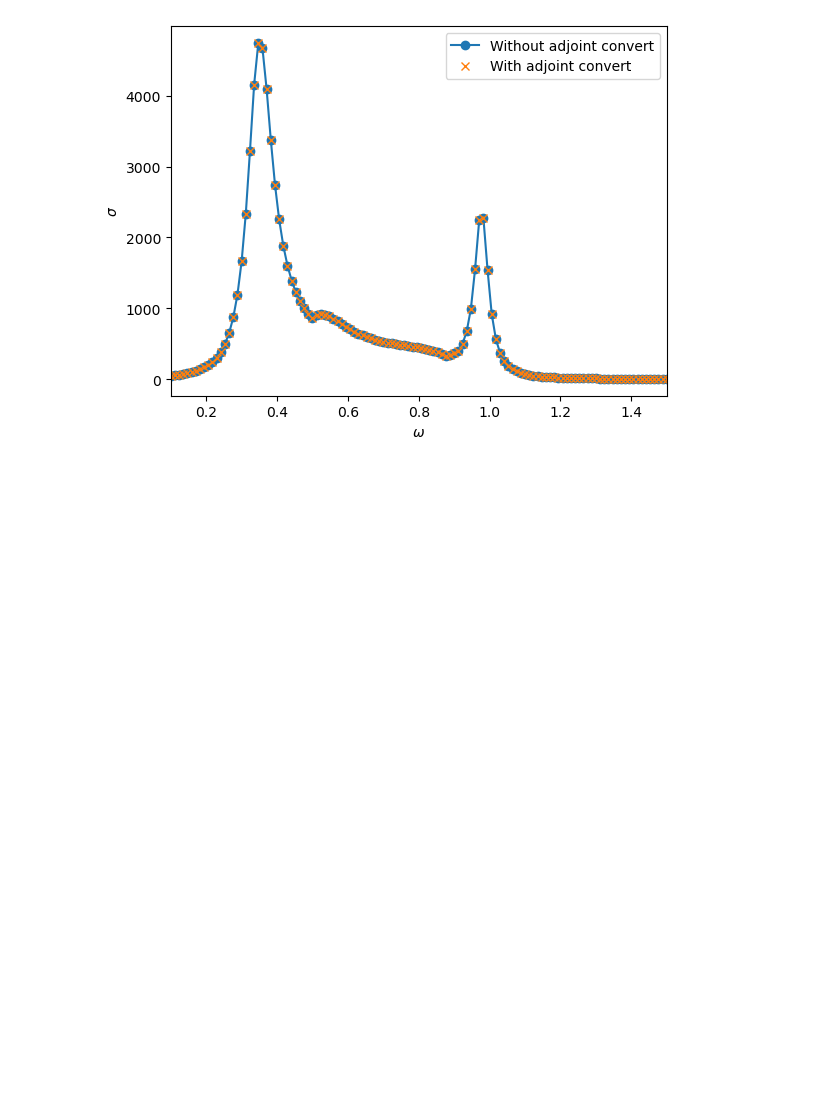
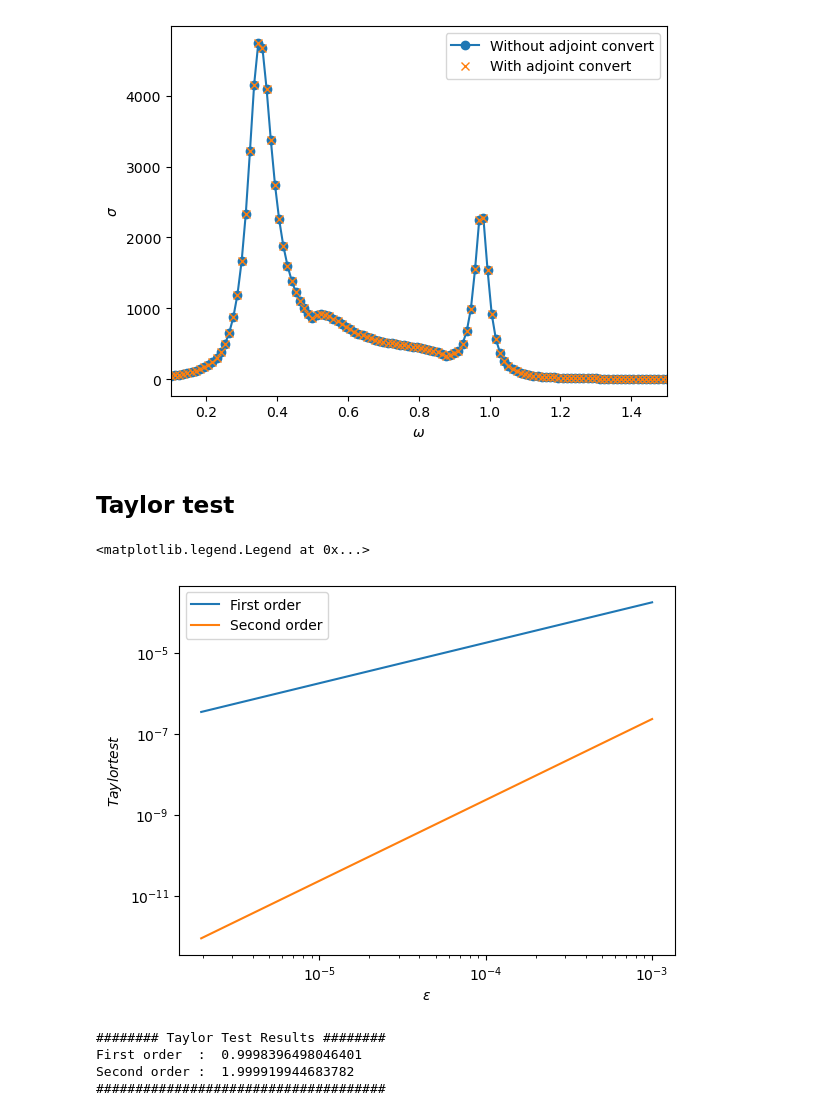
Before and after one commit to DedalusProject/dedalus, a Jupyter notebook: tmp/LBVP_example.ipynb, the cells around one changed output. Saved outputs shown, nothing was run; the diff lists cells and outputs as text; code cells hidden in the pictures; blank space fills up the shorter version.

Commit message:
Add Taylor test to LBVP example. Passes when gradient changed to take account of complex-real conversion.

```diff
--- a/tmp/LBVP_example.ipynb
+++ b/tmp/LBVP_example.ipynb
@@ -311,7 +316,7 @@ def directAdjointLoopGridConvert(forcing):
     grad = np.hstack((graduDat,gradvDat,gradwDat))
 
     # Return negative values so maximisation -> minimisation
-    return -cost, -grad
+    return -cost, -2*grad
 # %%
 %%time
 omegas = np.linspace(0.1,1.5,120)
@@ -351,3 +356,41 @@ plt.xlim([omegas[0],omegas[-1]])
 # %% [output]
 (0.1, 1.5)
 [figure]
+# %% [markdown]
+## Taylor test
+# %%
+forcing0 = np.random.rand(Ny*2*3)
+forcingp = np.random.rand(Ny*2*3)
+cost0,grad0 = directAdjointLoopGridConvert(forcing0)
+
+eps = 0.001
+costs = []
+size = []
+for i in range(10):
+    costp,gradp = directAdjointLoopGridConvert(forcing0+eps*forcingp)
+    costs.append(costp)
+    size.append(eps)
+    eps /= 2
+# %%
+first = np.abs(np.array(costs)-cost0)
+second = np.abs(np.array(costs)-cost0 - np.array(size)*np.vdot(grad0,forcingp))
+# %%
+plt.loglog(size,first,label=r'First order')
+plt.loglog(size,second,label=r'Second order')
+plt.xlabel(r'$\epsilon$')
+plt.ylabel(r'$Taylor test$')
+plt.legend()
+# %% [output]
+<matplotlib.legend.Legend at 0x...>
+[figure, added]
+# %%
+from scipy.stats import linregress
+print('######## Taylor Test Results ########')
+print('First order  : ',linregress(np.log(size), np.log(first)).slope)
+print('Second order : ',linregress(np.log(size), np.log(second)).slope)
+print('#####################################')
+# %% [output]
+######## Taylor Test Results ########
+First order  :  0.9998396498046401
+Second order :  1.999919944683782
+#####################################
```
Also changed, not shown: parts of 7 cells of this notebook.
